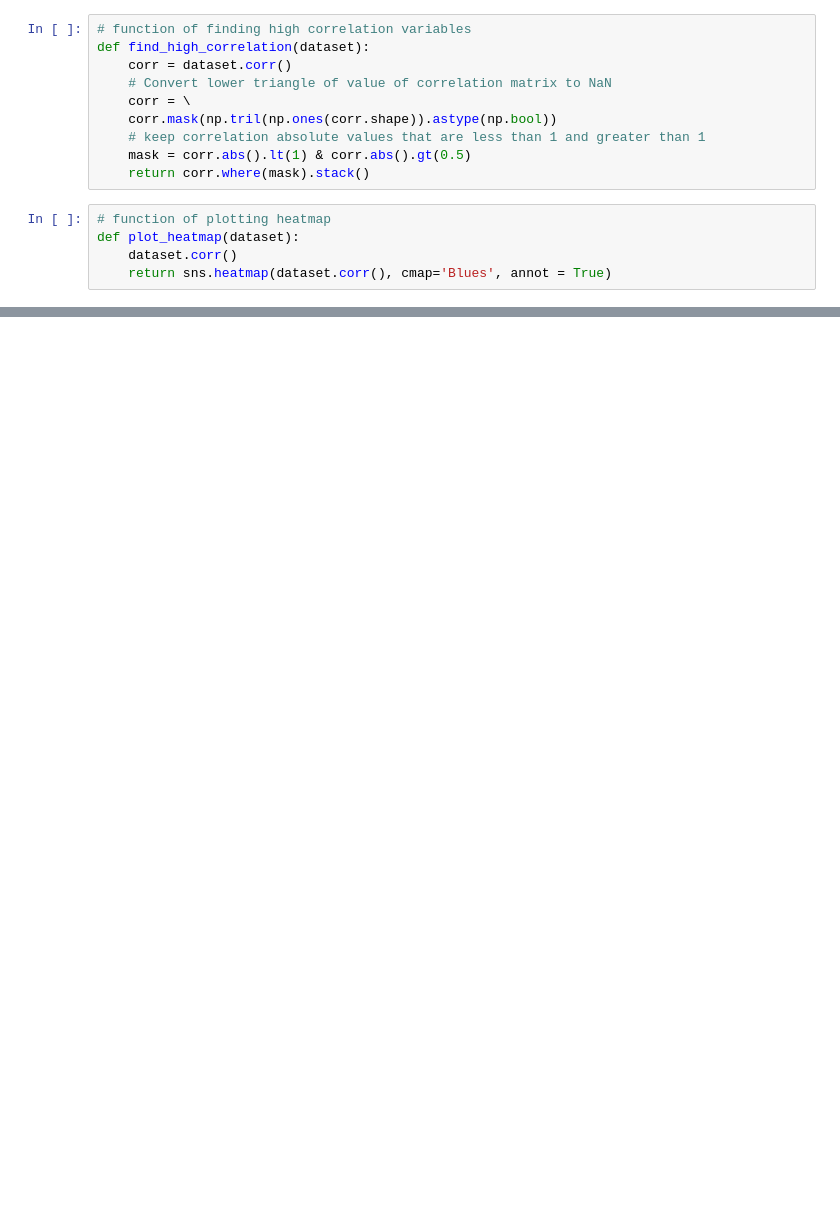
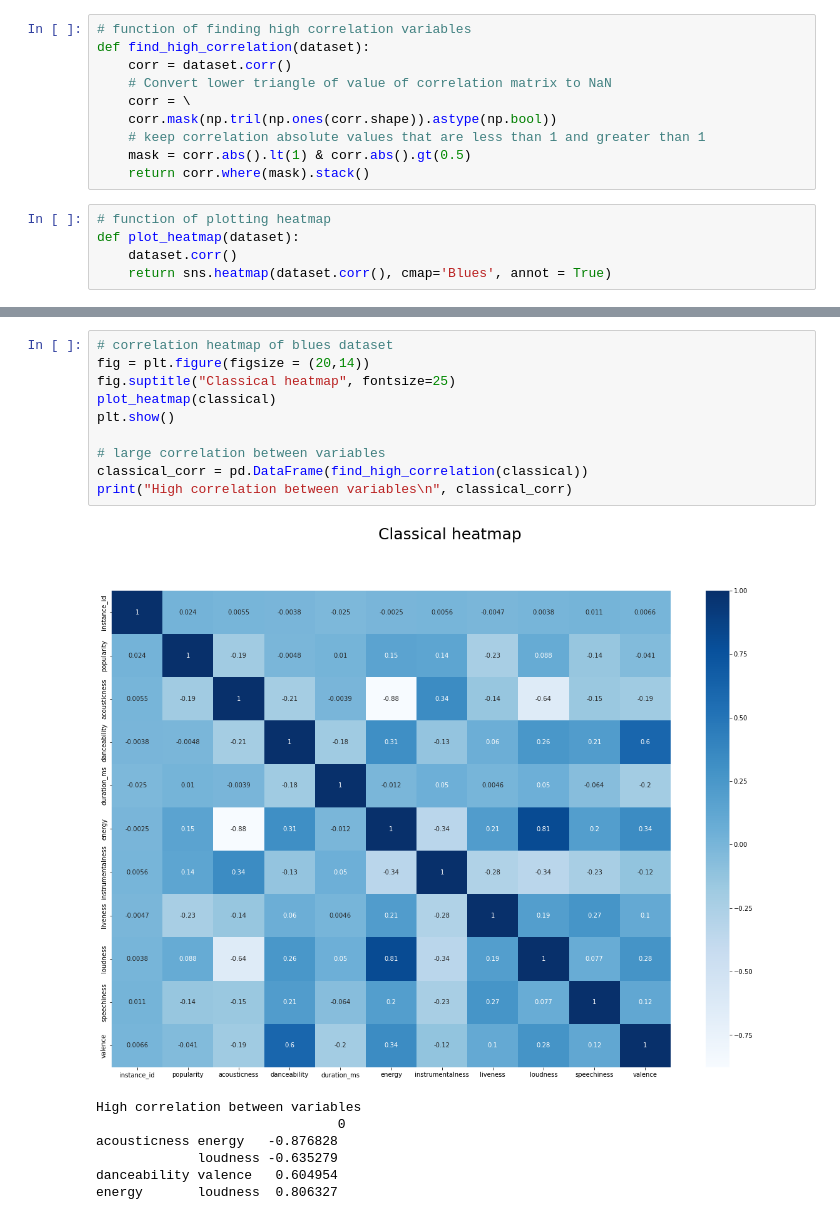
Before and after one commit to jerryzhuang0914/COMP309_Assignment3, a Jupyter notebook: Kaggle Competition.ipynb, the cells around one changed output, grey strips where cells are left out. Cells and saved outputs as stored; diff of their text form; blank space fills up the shorter version.

```diff
--- a/Kaggle Competition.ipynb
+++ b/Kaggle Competition.ipynb
@@ -99,0 +95,18 @@ instrumentalness loudness         -0.670713
+# %%
+# correlation heatmap of blues dataset
+fig = plt.figure(figsize = (20,14))
+fig.suptitle("Classical heatmap", fontsize=25)
+plot_heatmap(classical)
+plt.show()
+
+# large correlation between variables
+classical_corr = pd.DataFrame(find_high_correlation(classical))
+print("High correlation between variables\n", classical_corr)
+# %% [output]
+[figure, added]
+High correlation between variables
+                               0
+acousticness energy   -0.876828
+             loudness -0.635279
+danceability valence   0.604954
+energy       loudness  0.806327
```
Also changed, not shown: parts of 18 cells of this notebook.
